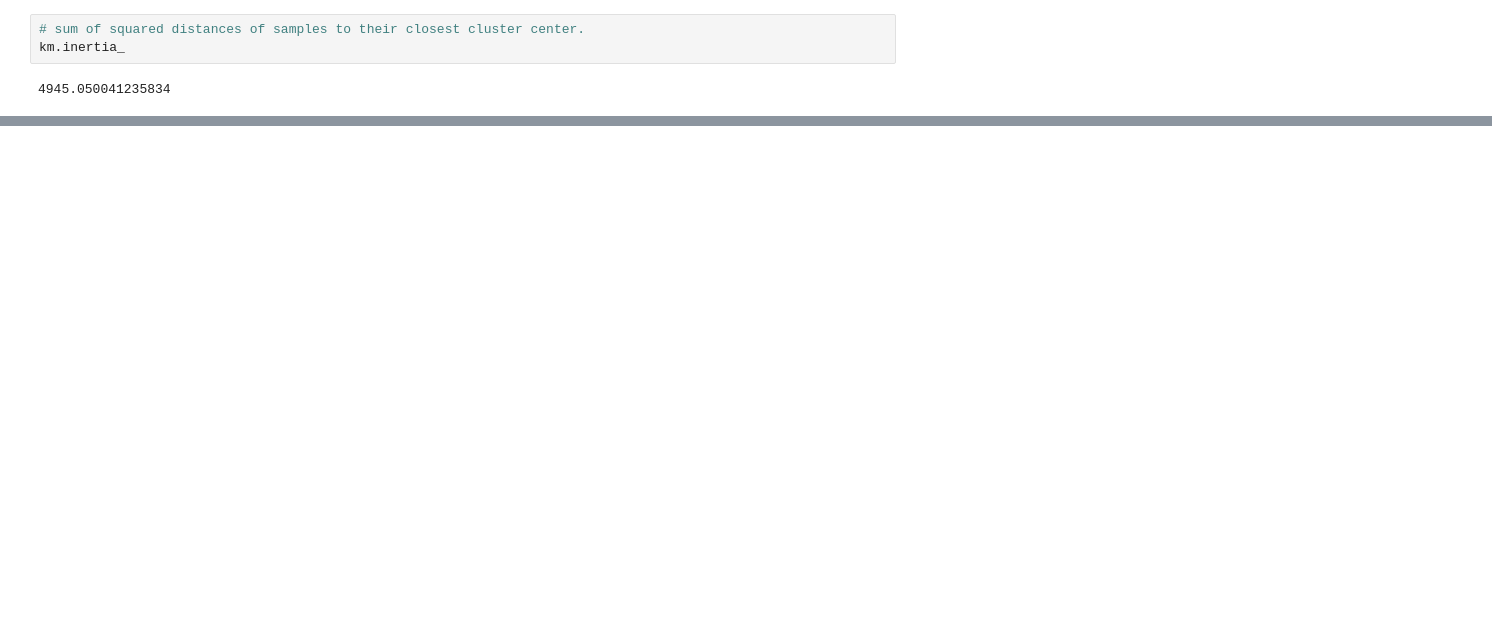
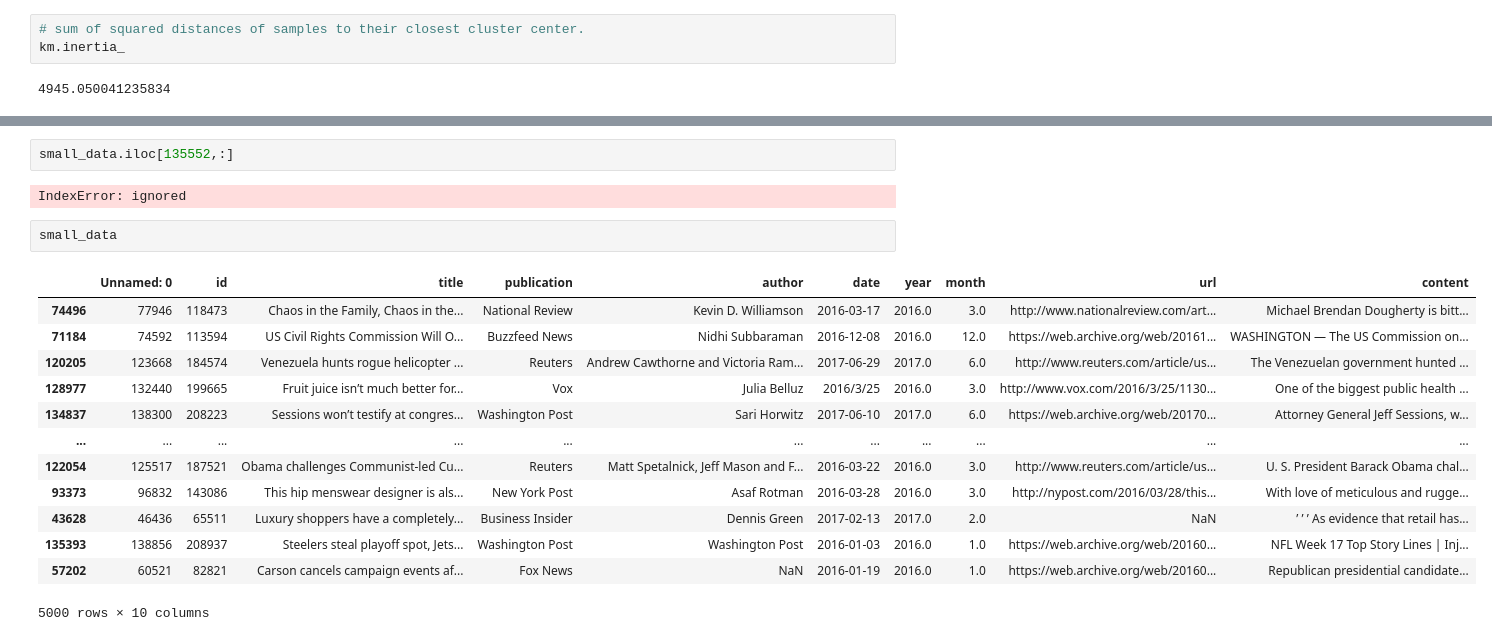
Before and after one commit to s-miramontes/News_Filter, a Jupyter notebook: Pilot/Data Cleanse and Clustering Models.ipynb, the cells around one changed output, grey strips where cells are left out. Cells and saved outputs as stored; diff of their text form; blank space fills up the shorter version.

```diff
--- a/Pilot/Data Cleanse and Clustering Models.ipynb
+++ b/Pilot/Data Cleanse and Clustering Models.ipynb
@@ -228,0 +254,20 @@ km.inertia_
+# %%
+small_data.iloc[135552,:]
+# %% [output]
+IndexError: ignored
+# %%
+small_data
+# %% [output]
+|  | Unnamed: 0 | id | title | publication | author | date | year | month | url | content |
+| 74496 | 77946 | 118473 | Chaos in the Family, Chaos in the... | National Review | Kevin D. Williamson | 2016-03-17 | 2016.0 | 3.0 | http://www.nationalreview.com/art... | Michael Brendan Dougherty is bitt... |
+| 71184 | 74592 | 113594 | US Civil Rights Commission Will O... | Buzzfeed News | Nidhi Subbaraman | 2016-12-08 | 2016.0 | 12.0 | https://web.archive.org/web/20161... | WASHINGTON — The US Commission on... |
+| 120205 | 123668 | 184574 | Venezuela hunts rogue helicopter ... | Reuters | Andrew Cawthorne and Victoria Ram... | 2017-06-29 | 2017.0 | 6.0 | http://www.reuters.com/article/us... | The Venezuelan government hunted ... |
+| 128977 | 132440 | 199665 | Fruit juice isn’t much better for... | Vox | Julia Belluz | 2016/3/25 | 2016.0 | 3.0 | http://www.vox.com/2016/3/25/1130... | One of the biggest public health ... |
+| 134837 | 138300 | 208223 | Sessions won’t testify at congres... | Washington Post | Sari Horwitz | 2017-06-10 | 2017.0 | 6.0 | https://web.archive.org/web/20170... | Attorney General Jeff Sessions, w... |
+| ... | ... | ... | ... | ... | ... | ... | ... | ... | ... | ... |
+| 122054 | 125517 | 187521 | Obama challenges Communist-led Cu... | Reuters | Matt Spetalnick, Jeff Mason and F... | 2016-03-22 | 2016.0 | 3.0 | http://www.reuters.com/article/us... | U. S. President Barack Obama chal... |
+| 93373 | 96832 | 143086 | This hip menswear designer is als... | New York Post | Asaf Rotman | 2016-03-28 | 2016.0 | 3.0 | http://nypost.com/2016/03/28/this... | With love of meticulous and rugge... |
+| 43628 | 46436 | 65511 | Luxury shoppers have a completely... | Business Insider | Dennis Green | 2017-02-13 | 2017.0 | 2.0 | NaN | ’ ’ ’ As evidence that retail has... |
+| 135393 | 138856 | 208937 | Steelers steal playoff spot, Jets... | Washington Post | Washington Post | 2016-01-03 | 2016.0 | 1.0 | https://web.archive.org/web/20160... | NFL Week 17 Top Story Lines | Inj... |
+| 57202 | 60521 | 82821 | Carson cancels campaign events af... | Fox News | NaN | 2016-01-19 | 2016.0 | 1.0 | https://web.archive.org/web/20160... | Republican presidential candidate... |
+5000 rows × 10 columns
```
Also changed, not shown: parts of 8 cells of this notebook.
